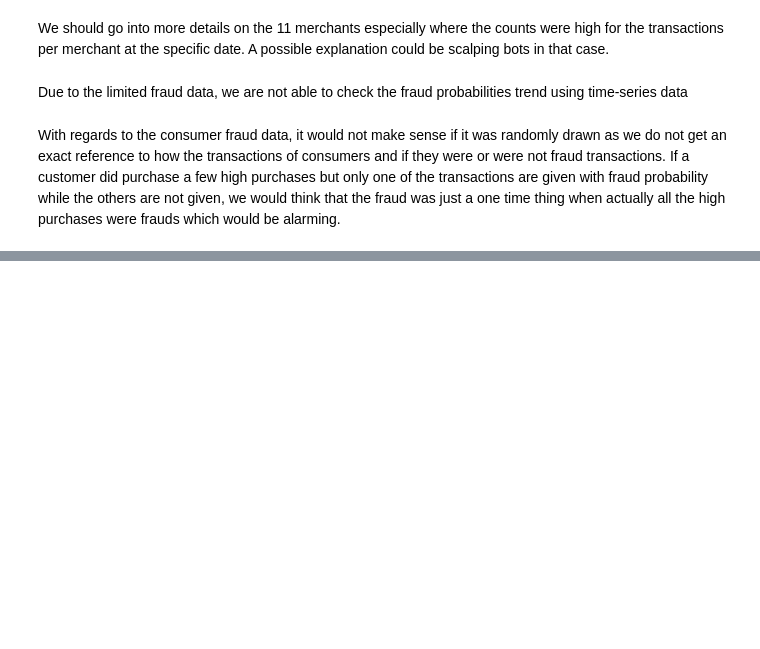
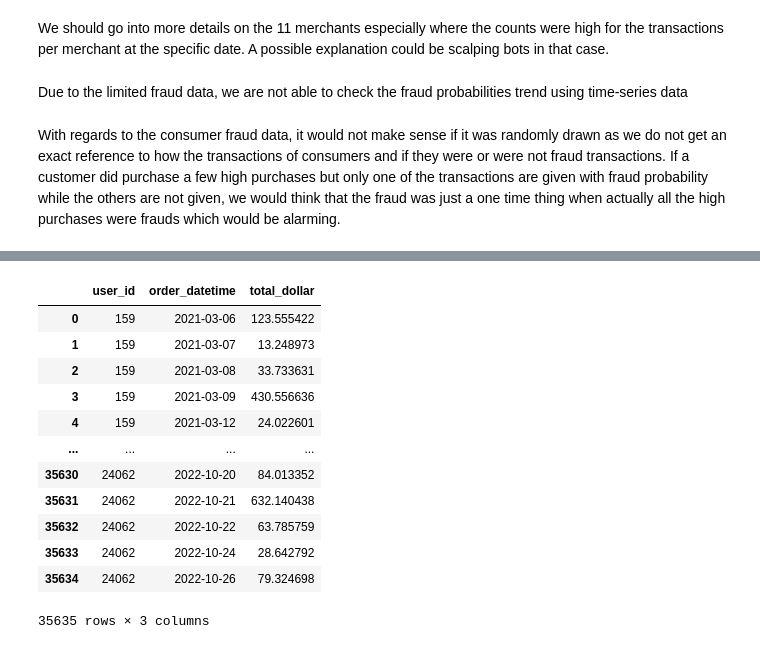
Before and after one commit to MAST30034-Applied-Data-Science/generic-buy-now-pay-later-project-group-17-adsb, a Jupyter notebook: notebooks/Fraud_analysis.ipynb, the cells around one changed output, grey strips where cells are left out. Cells and saved outputs as stored; diff of their text form; code cells hidden in the pictures; blank space fills up the shorter version.

```diff
--- a/notebooks/Fraud_analysis.ipynb
+++ b/notebooks/Fraud_analysis.ipynb
@@ -277,0 +380,19 @@ With regards to the consumer fraud data, it would not make sense if it was rando
+# %%
+# Now we will collate all transactions relating to those consumers and group by day per consumer
+collated_transactions = transactions[transactions['user_id'].isin(fraud_consumers_sample)]
+consumer_transactions_day = collated_transactions.groupby(['user_id', 'order_datetime']).agg( total_dollar=pd.NamedAgg(column='dollar_value', aggfunc="sum")).reset_index()
+consumer_transactions_day
+# %% [output]
+|  | user_id | order_datetime | total_dollar |
+| 0 | 159 | 2021-03-06 | 123.555422 |
+| 1 | 159 | 2021-03-07 | 13.248973 |
+| 2 | 159 | 2021-03-08 | 33.733631 |
+| 3 | 159 | 2021-03-09 | 430.556636 |
+| 4 | 159 | 2021-03-12 | 24.022601 |
+| ... | ... | ... | ... |
+| 35630 | 24062 | 2022-10-20 | 84.013352 |
+| 35631 | 24062 | 2022-10-21 | 632.140438 |
+| 35632 | 24062 | 2022-10-22 | 63.785759 |
+| 35633 | 24062 | 2022-10-24 | 28.642792 |
+| 35634 | 24062 | 2022-10-26 | 79.324698 |
+35635 rows × 3 columns
```
Also changed, not shown: parts of 12 cells of this notebook.
